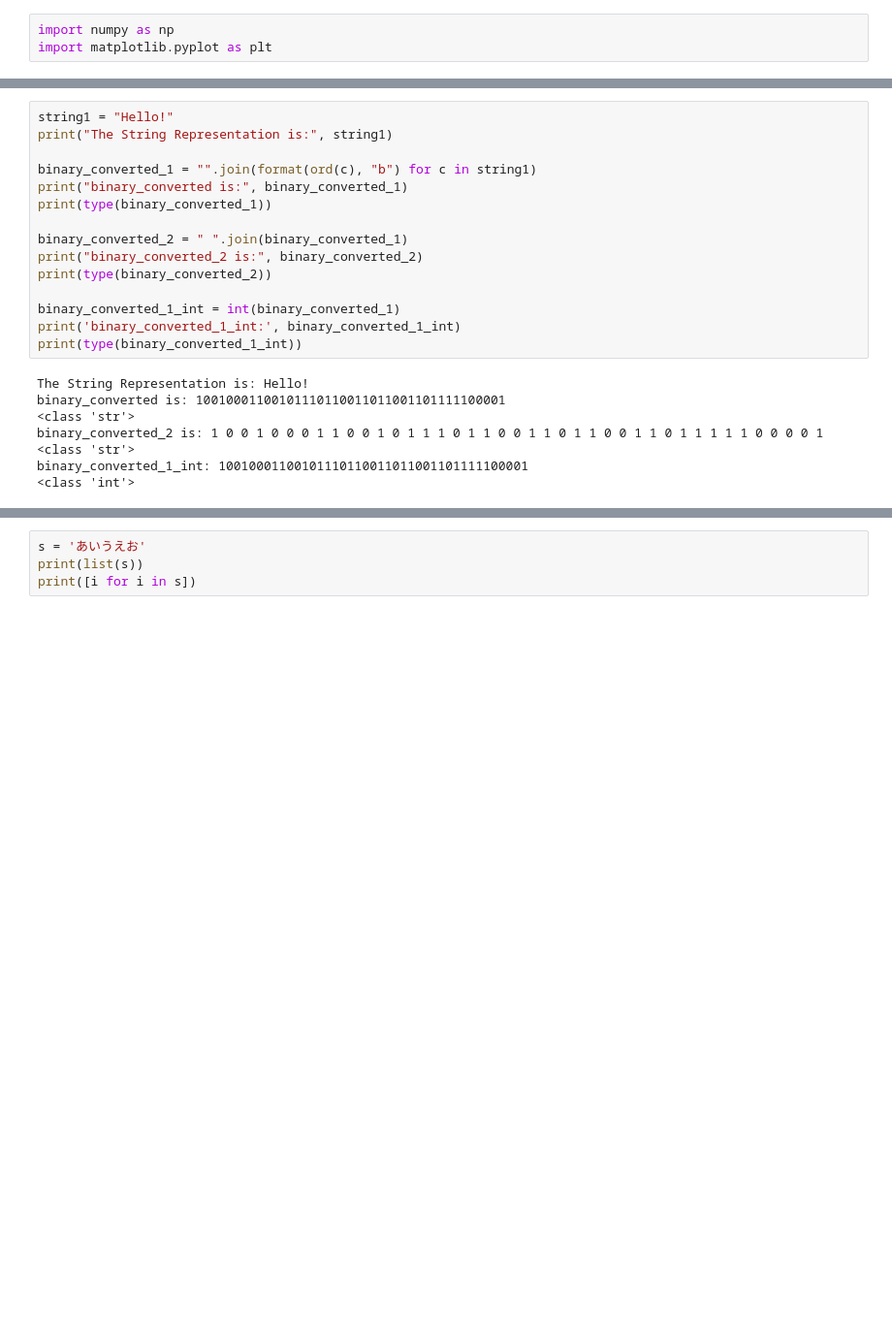
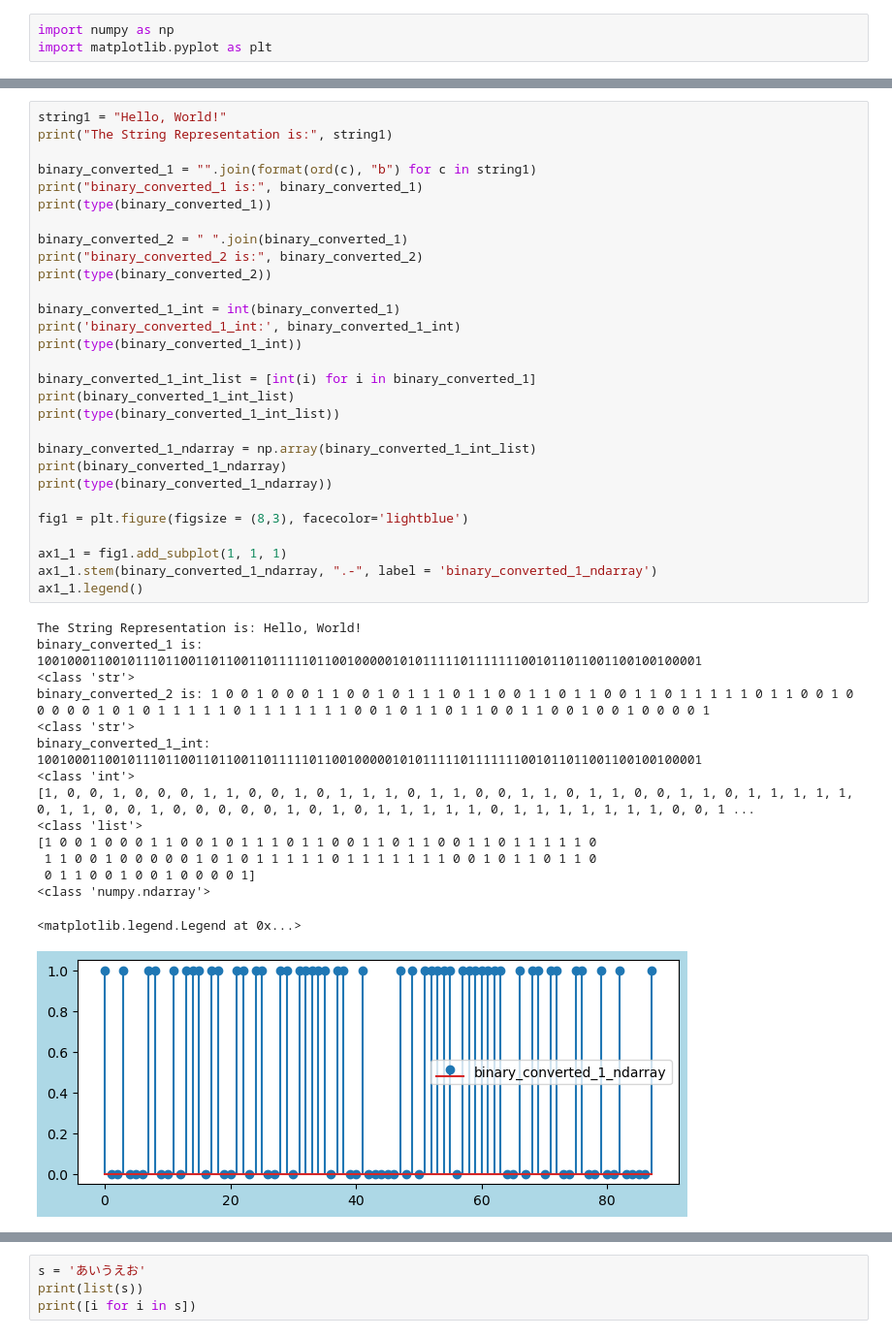
Before and after one commit to tacticstactics/Random_signal_generator, a Jupyter notebook: text_to_binary-1.ipynb, the cells around one changed output, grey strips where cells are left out. Shown at 97% size. Drawn from its saved outputs; the diff is of its cells as text; blank space fills up the shorter version.

```diff
--- a/text_to_binary-1.ipynb
+++ b/text_to_binary-1.ipynb
@@ -51,26 +51,48 @@ Original string: Hello, World!
 # %%
-string1 = "Hello!"
+string1 = "Hello, World!"
 print("The String Representation is:", string1)
 
 binary_converted_1 = "".join(format(ord(c), "b") for c in string1)
-print("binary_converted is:", binary_converted_1)
+print("binary_converted_1 is:", binary_converted_1)
 print(type(binary_converted_1))
 
 binary_converted_2 = " ".join(binary_converted_1)
 print("binary_converted_2 is:", binary_converted_2)
 print(type(binary_converted_2))
 
 binary_converted_1_int = int(binary_converted_1)
 print('binary_converted_1_int:', binary_converted_1_int)
 print(type(binary_converted_1_int))
+
+binary_converted_1_int_list = [int(i) for i in binary_converted_1]
+print(binary_converted_1_int_list)
+print(type(binary_converted_1_int_list))
+
+binary_converted_1_ndarray = np.array(binary_converted_1_int_list)
+print(binary_converted_1_ndarray)
+print(type(binary_converted_1_ndarray))
+
+fig1 = plt.figure(figsize = (8,3), facecolor='lightblue')
+
+ax1_1 = fig1.add_subplot(1, 1, 1)
+ax1_1.stem(binary_converted_1_ndarray, ".-", label = 'binary_converted_1_ndarray')
+ax1_1.legend()
 # %% [output]
-The String Representation is: Hello!
-binary_converted is: 10010001100101110110011011001101111100001
+The String Representation is: Hello, World!
+binary_converted_1 is: 1001000110010111011001101100110111110110010000010101111101111111001011011001100100100001
 <class 'str'>
-binary_converted_2 is: 1 0 0 1 0 0 0 1 1 0 0 1 0 1 1 1 0 1 1 0 0 1 1 0 1 1 0 0 1 1 0 1 1 1 1 1 0 0 0 0 1
+binary_converted_2 is: 1 0 0 1 0 0 0 1 1 0 0 1 0 1 1 1 0 1 1 0 0 1 1 0 1 1 0 0 1 1 0 1 1 1 1 1 0 1 1 0 0 1 0 0 0 0 0 1 0 1 0 1 1 1 1 1 0 1 1 1 1 1 1 1 0 0 1 0 1 1 0 1 1 0 0 1 1 0 0 1 0 0 1 0 0 0 0 1
 <class 'str'>
-binary_converted_1_int: 10010001100101110110011011001101111100001
+binary_converted_1_int: 1001000110010111011001101100110111110110010000010101111101111111001011011001100100100001
 <class 'int'>
+[1, 0, 0, 1, 0, 0, 0, 1, 1, 0, 0, 1, 0, 1, 1, 1, 0, 1, 1, 0, 0, 1, 1, 0, 1, 1, 0, 0, 1, 1, 0, 1, 1, 1, 1, 1, 0, 1, 1, 0, 0, 1, 0, 0, 0, 0, 0, 1, 0, 1, 0, 1, 1, 1, 1, 1, 0, 1, 1, 1, 1, 1, 1, 1, 0, 0, 1 ...
+<class 'list'>
+[1 0 0 1 0 0 0 1 1 0 0 1 0 1 1 1 0 1 1 0 0 1 1 0 1 1 0 0 1 1 0 1 1 1 1 1 0
+ 1 1 0 0 1 0 0 0 0 0 1 0 1 0 1 1 1 1 1 0 1 1 1 1 1 1 1 0 0 1 0 1 1 0 1 1 0
+ 0 1 1 0 0 1 0 0 1 0 0 0 0 1]
+<class 'numpy.ndarray'>
+<matplotlib.legend.Legend at 0x...>
+[figure, added]
 # %%
 # Example usage
 
```
Also changed, not shown: parts of 3 cells of this notebook, 1 other file.
